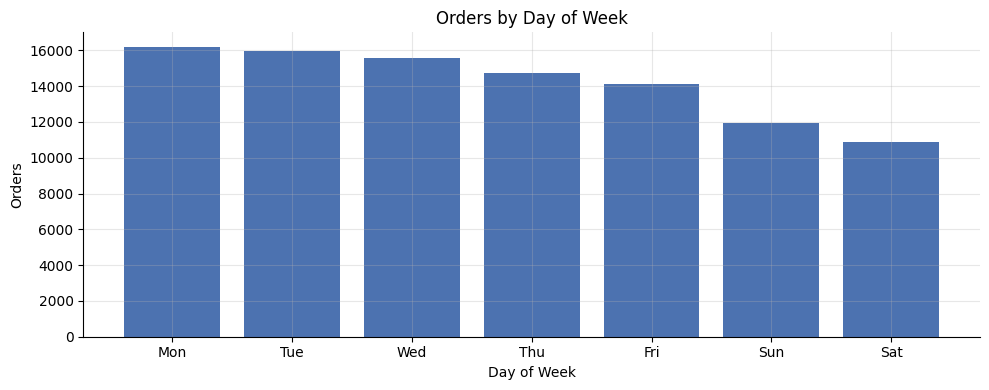
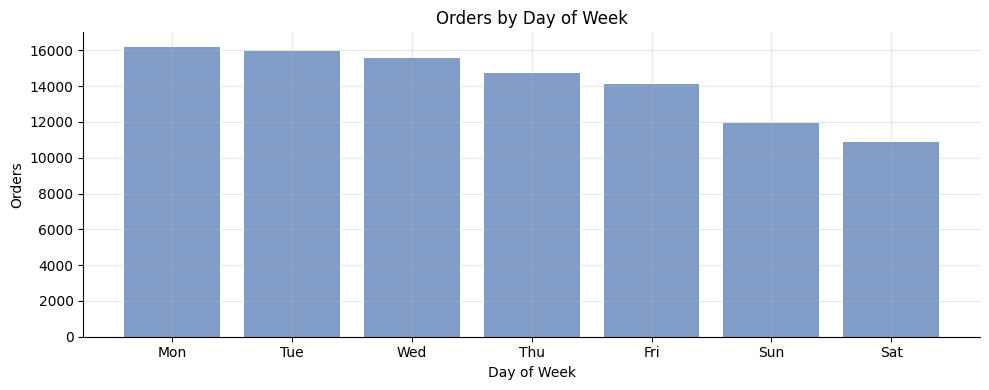
The change to this notebook cell's code, shown as a diff; its figure went from the first image to the second:
--- before
+++ after
@@ -11,5 +11,5 @@
 days = ["Sun", "Mon", "Tue", "Wed", "Thu", "Fri", "Sat"]
 fig, ax = plt.subplots(figsize=(10, 4))
-ax.bar([days[int(d)] for d in dow["day_of_week"]], dow["order_count"], color="#4C72B0")
+ax.bar([days[int(d)] for d in dow["day_of_week"]], dow["order_count"], color="#4C72B0", alpha=0.7)
 ax.set_xlabel("Day of Week")
 ax.set_ylabel("Orders")

Commit: Completed core queries